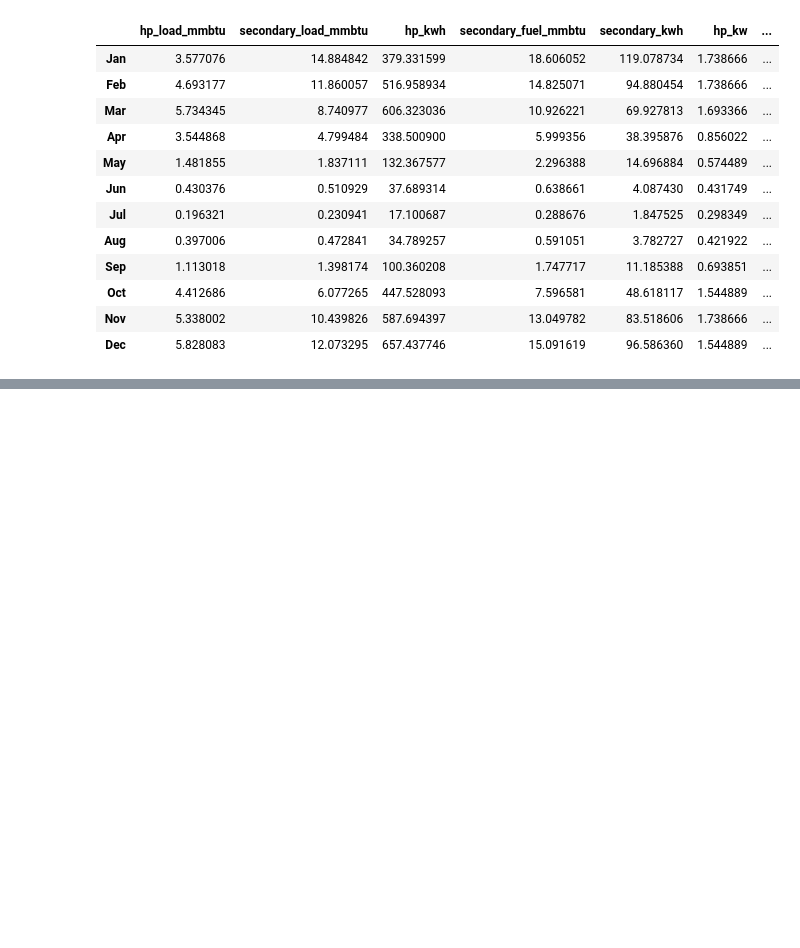
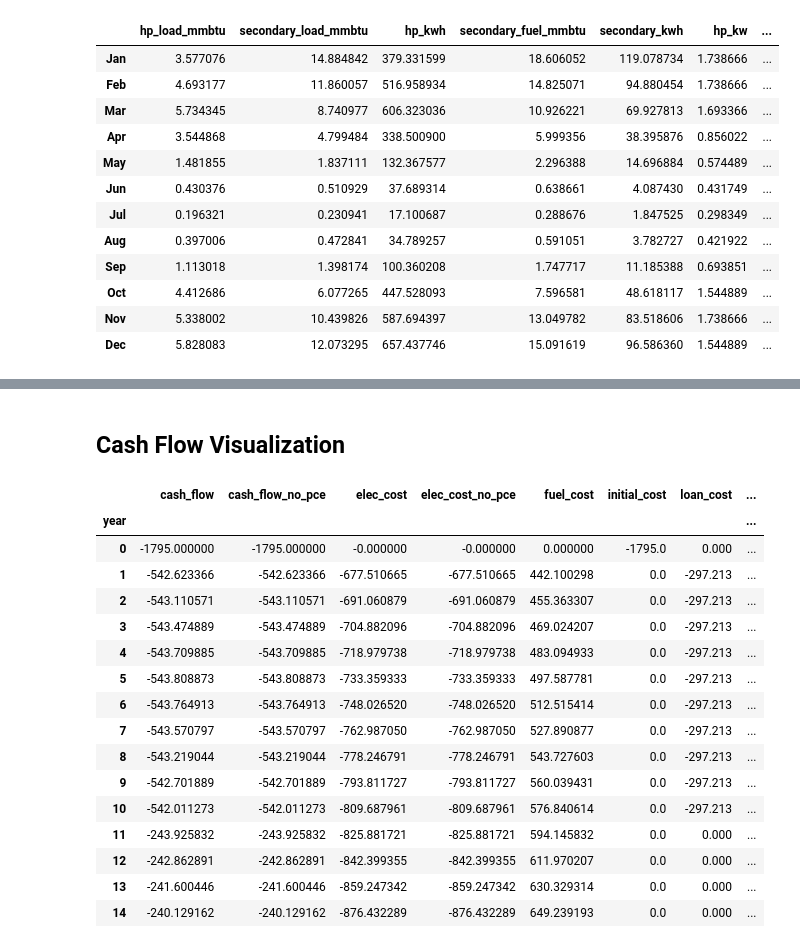
Before and after one commit to alanmitchell/heat-pump-calc, a Jupyter notebook: results_display.ipynb, the cells around one changed output, grey strips where cells are left out. Cells and saved outputs as stored; diff of their text form; code cells hidden in the pictures; blank space fills up the shorter version.

Commit message:
Updated and Curated Visualizations Using New Calculator Outputs

```diff
--- a/results_display.ipynb
+++ b/results_display.ipynb
@@ -245,0 +438,22 @@ df_mo_dol_hp
+# %% [markdown]
+## Cash Flow Visualization
+# %%
+df_cash_flow
+# %% [output]
+|  | cash_flow | cash_flow_no_pce | elec_cost | elec_cost_no_pce | fuel_cost | initial_cost | loan_cost | ... |
+| year |  |  |  |  |  |  |  | ... |
+| 0 | -1795.000000 | -1795.000000 | -0.000000 | -0.000000 | 0.000000 | -1795.0 | 0.000 | ... |
+| 1 | -542.623366 | -542.623366 | -677.510665 | -677.510665 | 442.100298 | 0.0 | -297.213 | ... |
+| 2 | -543.110571 | -543.110571 | -691.060879 | -691.060879 | 455.363307 | 0.0 | -297.213 | ... |
+| 3 | -543.474889 | -543.474889 | -704.882096 | -704.882096 | 469.024207 | 0.0 | -297.213 | ... |
+| 4 | -543.709885 | -543.709885 | -718.979738 | -718.979738 | 483.094933 | 0.0 | -297.213 | ... |
+| 5 | -543.808873 | -543.808873 | -733.359333 | -733.359333 | 497.587781 | 0.0 | -297.213 | ... |
+| 6 | -543.764913 | -543.764913 | -748.026520 | -748.026520 | 512.515414 | 0.0 | -297.213 | ... |
+| 7 | -543.570797 | -543.570797 | -762.987050 | -762.987050 | 527.890877 | 0.0 | -297.213 | ... |
+| 8 | -543.219044 | -543.219044 | -778.246791 | -778.246791 | 543.727603 | 0.0 | -297.213 | ... |
+| 9 | -542.701889 | -542.701889 | -793.811727 | -793.811727 | 560.039431 | 0.0 | -297.213 | ... |
+| 10 | -542.011273 | -542.011273 | -809.687961 | -809.687961 | 576.840614 | 0.0 | -297.213 | ... |
+| 11 | -243.925832 | -243.925832 | -825.881721 | -825.881721 | 594.145832 | 0.0 | 0.000 | ... |
+| 12 | -242.862891 | -242.862891 | -842.399355 | -842.399355 | 611.970207 | 0.0 | 0.000 | ... |
+| 13 | -241.600446 | -241.600446 | -859.247342 | -859.247342 | 630.329314 | 0.0 | 0.000 | ... |
+| 14 | -240.129162 | -240.129162 | -876.432289 | -876.432289 | 649.239193 | 0.0 | 0.000 | ... |
```
Also changed, not shown: parts of 30 cells of this notebook, 1 other file.
